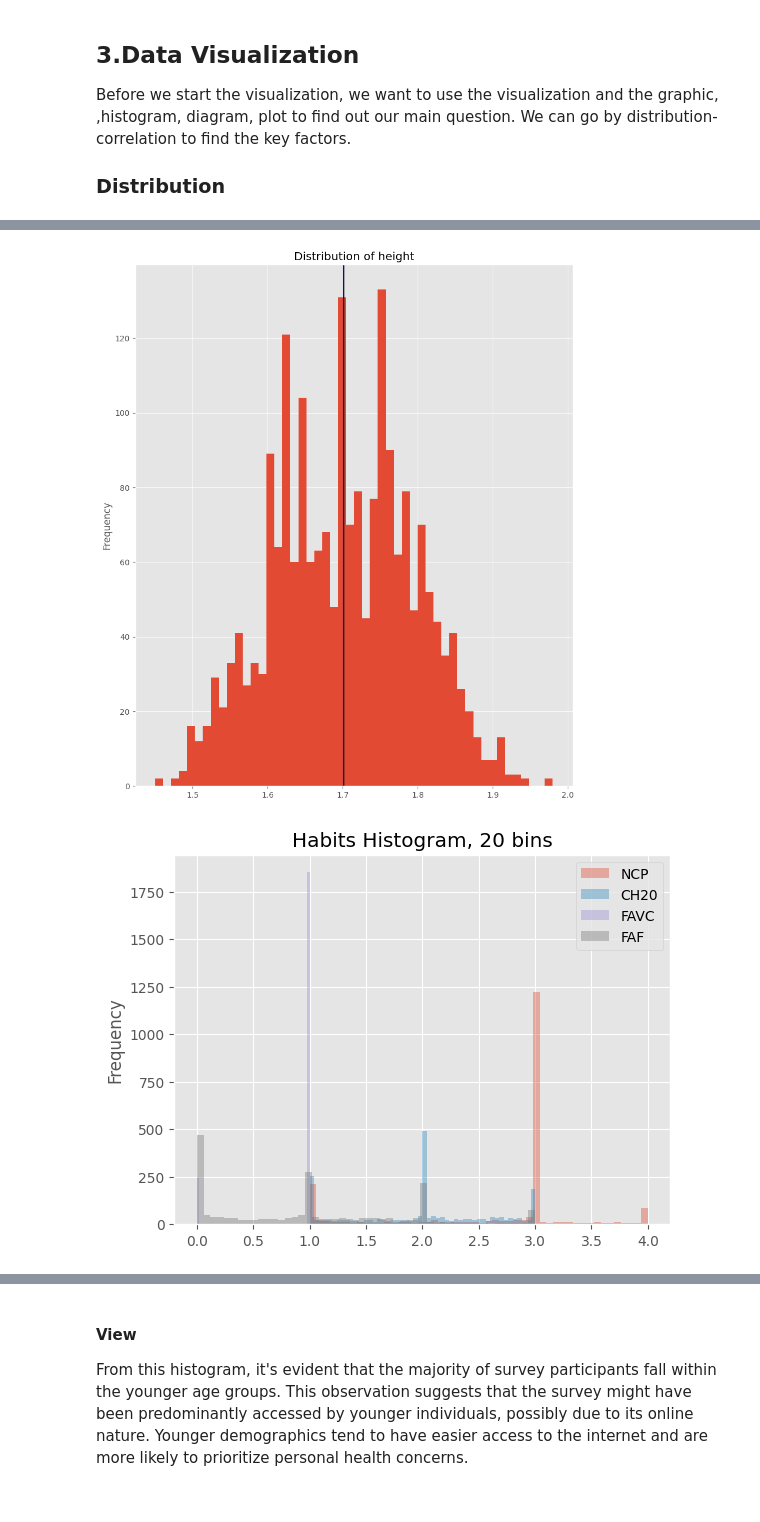
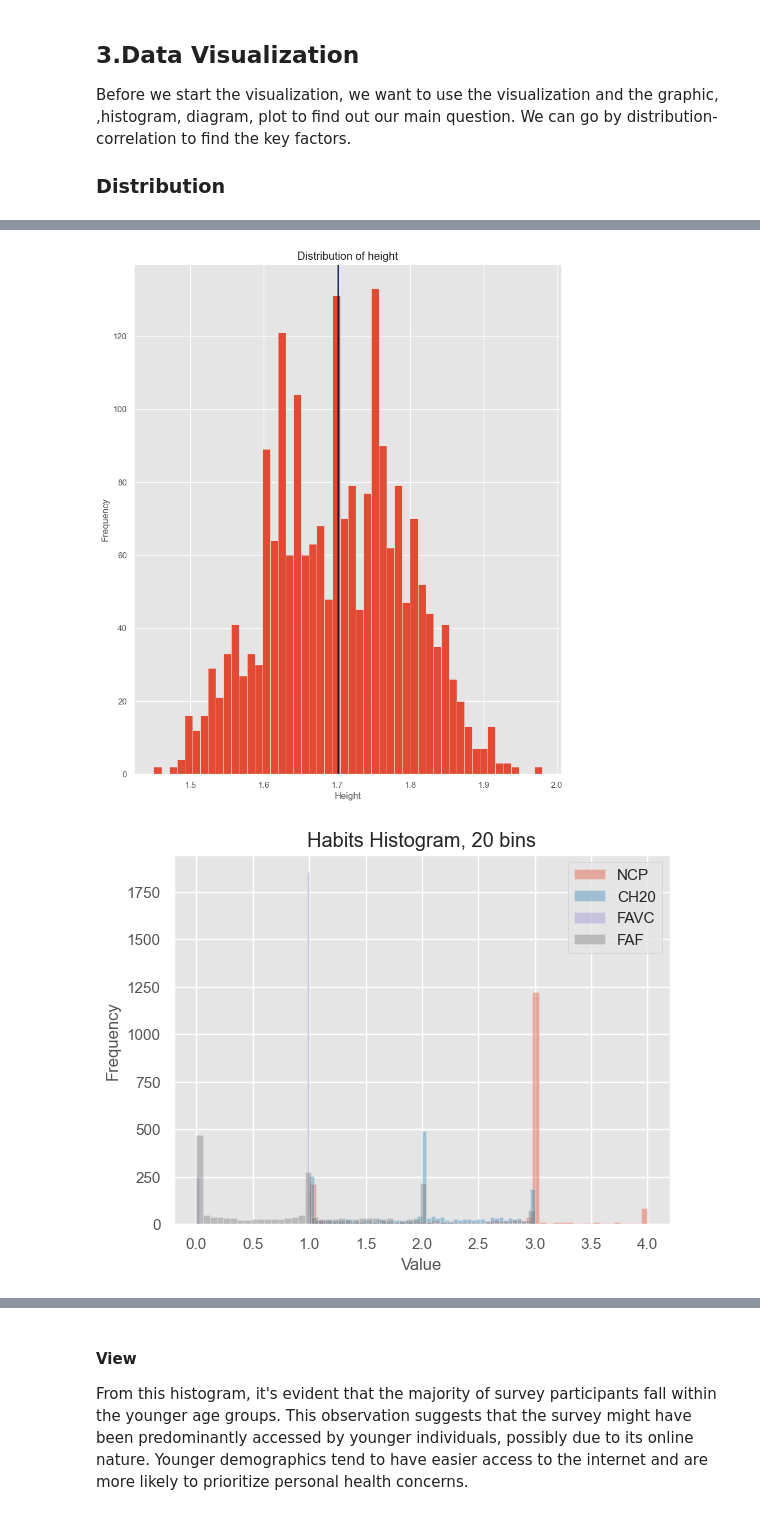
Before and after one commit to wayne-xyz/CS7324As, a Jupyter notebook: Lab1/LabOne.ipynb, the cells around one changed output, grey strips where cells are left out. Saved outputs shown, nothing was run; the diff lists cells and outputs as text; code cells hidden in the pictures.

```diff
--- a/Lab1/LabOne.ipynb
+++ b/Lab1/LabOne.ipynb
@@ -375,22 +382,24 @@ plt.figure(figsize=(10,12))
 df.Height.plot.hist(bins=50)
 plt.axvline(df.Height.mean(), color='black', linewidth=1)
 plt.axvline(df.Height.median(), color='blue', linewidth=1)
+plt.xlabel("Height")
 plt.title('Distribution of height')
 plt.show()
 # %% [output]
-[figure, old version]
+[figure, new version]
 # %%
 # several habit distribution example
 # we have the df is imputed dataframe
 df.NCP.plot(kind='hist',bins=50,alpha=0.4,label='NCP')
 df.CH2O.plot(kind='hist',bins=50,alpha=0.4,label='CH20')
 df.FAVC.plot(kind='hist',bins=50,alpha=0.4,label='FAVC')
 df.FAF.plot(kind='hist',bins=50,alpha=0.4,label='FAF')
 plt.title('Habits Histogram, 20 bins')
+plt.xlabel("Value")
 plt.legend()
 plt.show()
 # %% [output]
-[figure, old version]
+[figure, new version]
 # %%
 df.NObeyesdad.plot(kind='hist',bins=50,alpha=0.4,label='NObeyesdad')
 plt.title('NObeyesdad Histogram, 20 bins')
```
Also changed, not shown: parts of 8 cells of this notebook.
